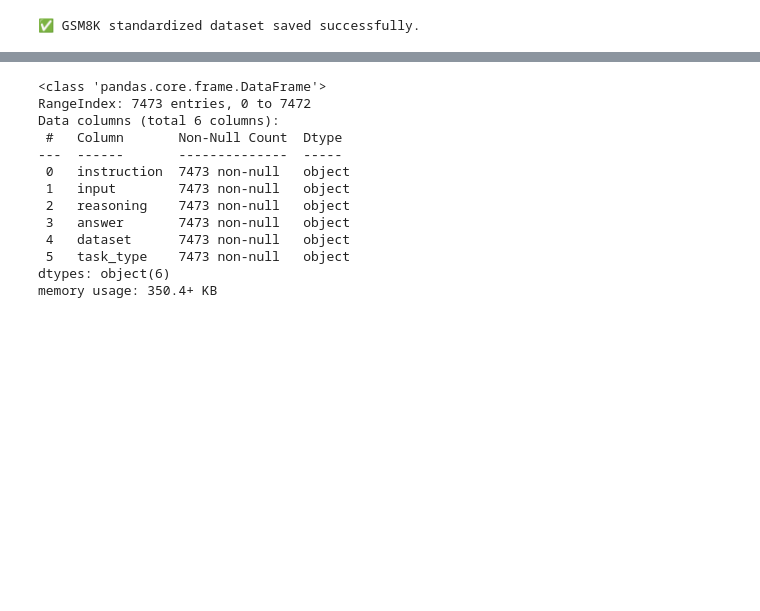
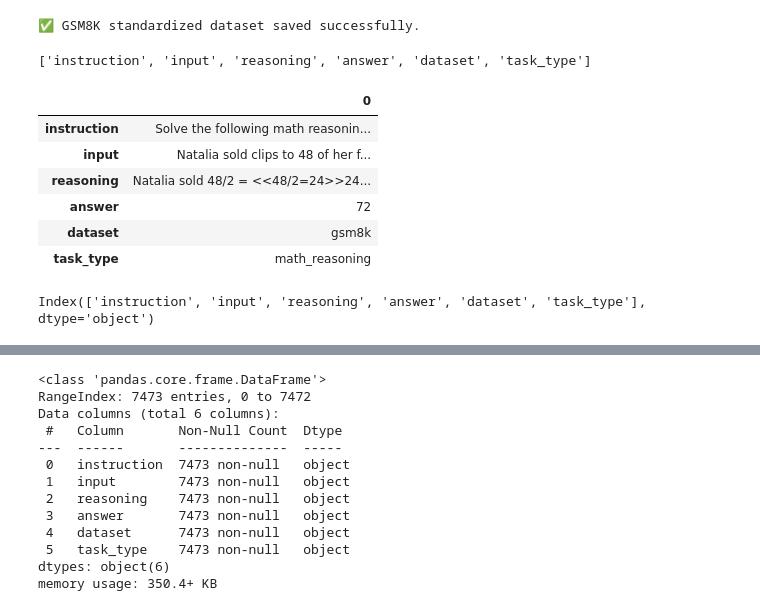
Before and after one commit to MR-just01/Llama3.2-Reasoning, a Jupyter notebook: notebooks/standardized_datasets.ipynb, the cells around one changed output, grey strips where cells are left out. Saved outputs shown, nothing was run; the diff lists cells and outputs as text; code cells hidden in the pictures; blank space fills up the shorter version.

```diff
--- a/notebooks/standardized_datasets.ipynb
+++ b/notebooks/standardized_datasets.ipynb
@@ -153,3 +153,20 @@ gsm_clean.to_csv(
 print("✅ GSM8K standardized dataset saved successfully.")
 # %% [output]
 ✅ GSM8K standardized dataset saved successfully.
+# %%
+print(gsm_clean.columns.tolist())
+gsm_clean.head(1).T
+# %% [output]
+['instruction', 'input', 'reasoning', 'answer', 'dataset', 'task_type']
+|  | 0 |
+| instruction | Solve the following math reasonin... |
+| input | Natalia sold clips to 48 of her f... |
+| reasoning | Natalia sold 48/2 = <<48/2=24>>24... |
+| answer | 72 |
+| dataset | gsm8k |
+| task_type | math_reasoning |
+# %%
+
+print(gsm_clean.columns)
+# %% [output]
+Index(['instruction', 'input', 'reasoning', 'answer', 'dataset', 'task_type'], dtype='object')
```
Also changed, not shown: parts of 1 cell of this notebook.
